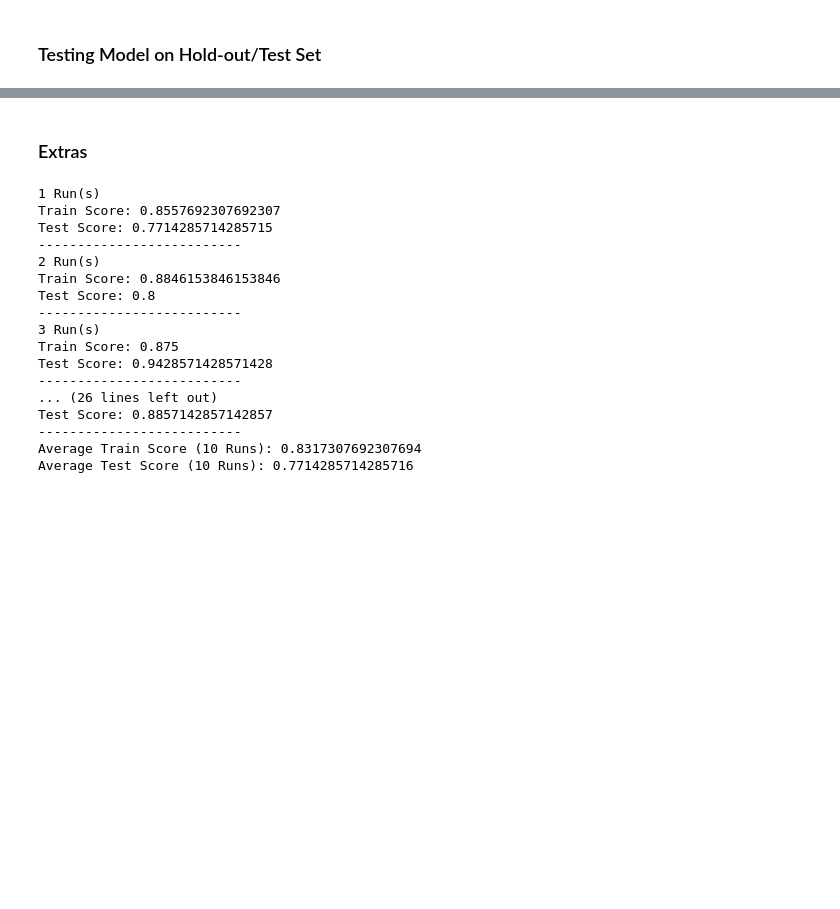
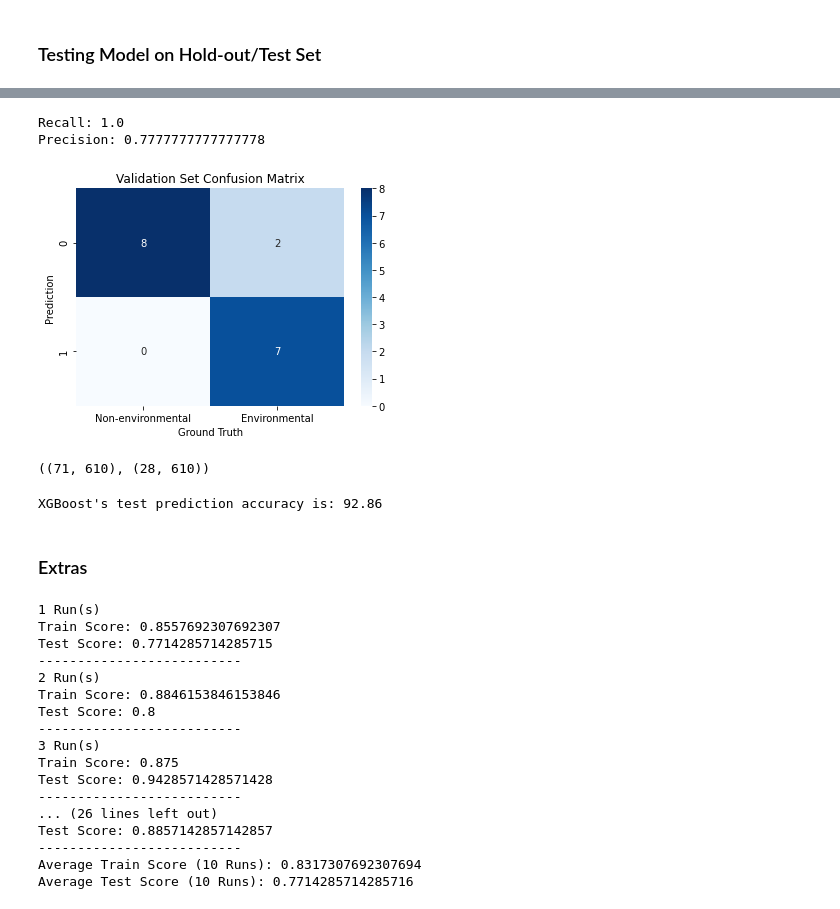
Before and after one commit to mickarchitect/hack-legislative-classifier, a Jupyter notebook: LegislativeClassifier.ipynb, the cells around one changed output, grey strips where cells are left out. Saved outputs shown, nothing was run; the diff lists cells and outputs as text; code cells hidden in the pictures; blank space fills up the shorter version.

```diff
--- a/LegislativeClassifier.ipynb
+++ b/LegislativeClassifier.ipynb
@@ -252,0 +407,22 @@ pd.to_pickle(model, 'env_classifier.pkl')
+# %%
+cm = confusion_matrix(y_val, yval_preds)
+sns.heatmap(cm, annot=True, cmap='Blues', xticklabels=['Non-environmental', 'Environmental'])
+plt.title('Validation Set Confusion Matrix')
+plt.xlabel('Ground Truth')
+plt.ylabel('Prediction');
+print('Recall:', recall_score(y_val, yval_preds))
+print('Precision:', precision_score(y_val, yval_preds))
+# %% [output]
+Recall: 1.0
+Precision: 0.7777777777777778
+[figure, added]
+# %%
+X_train.shape, X_test.shape
+# %% [output]
+((71, 610), (28, 610))
+# %%
+test_preds = xgb.predict(X_test)
+test_acc_xgb = (test_preds == y_test).sum().astype(float) / len(test_preds)*100
+print("XGBoost's test prediction accuracy is: %3.2f" % (test_acc_xgb))
+# %% [output]
+XGBoost's test prediction accuracy is: 92.86
```
Also changed, not shown: parts of 20 cells of this notebook.
